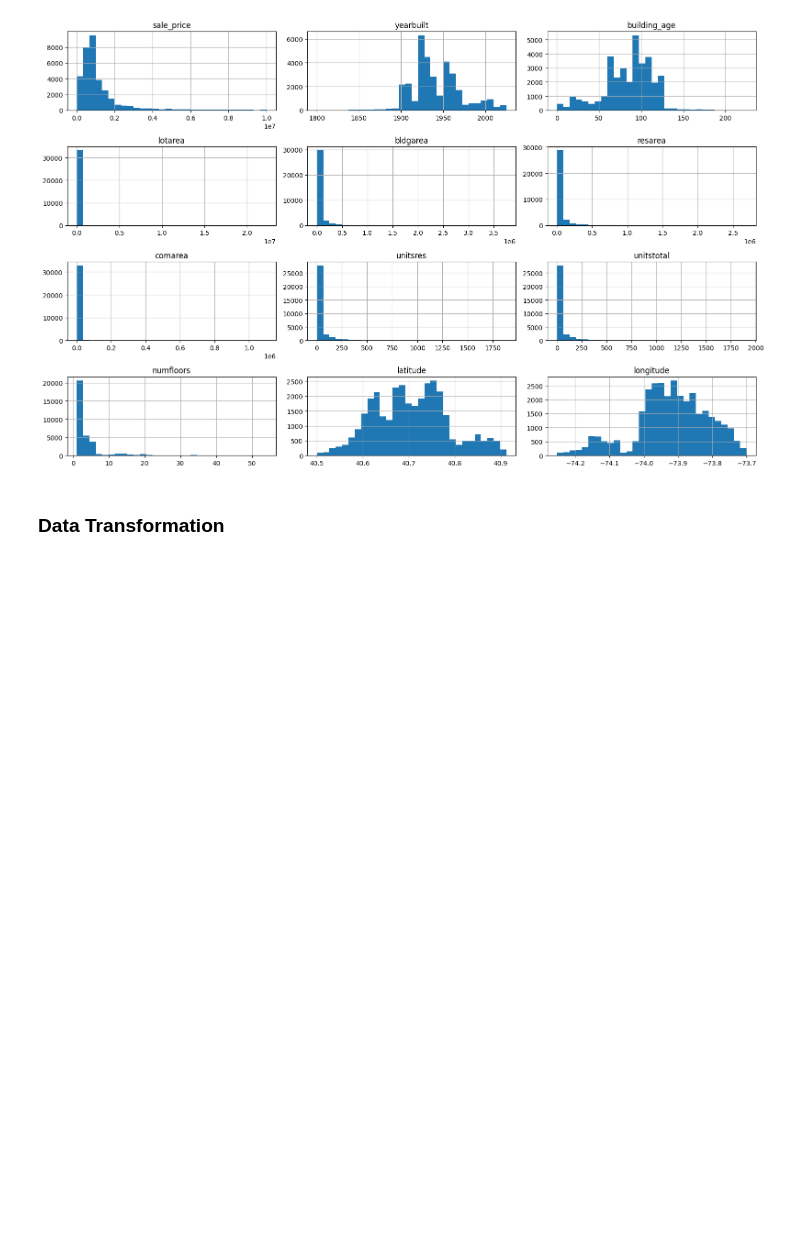
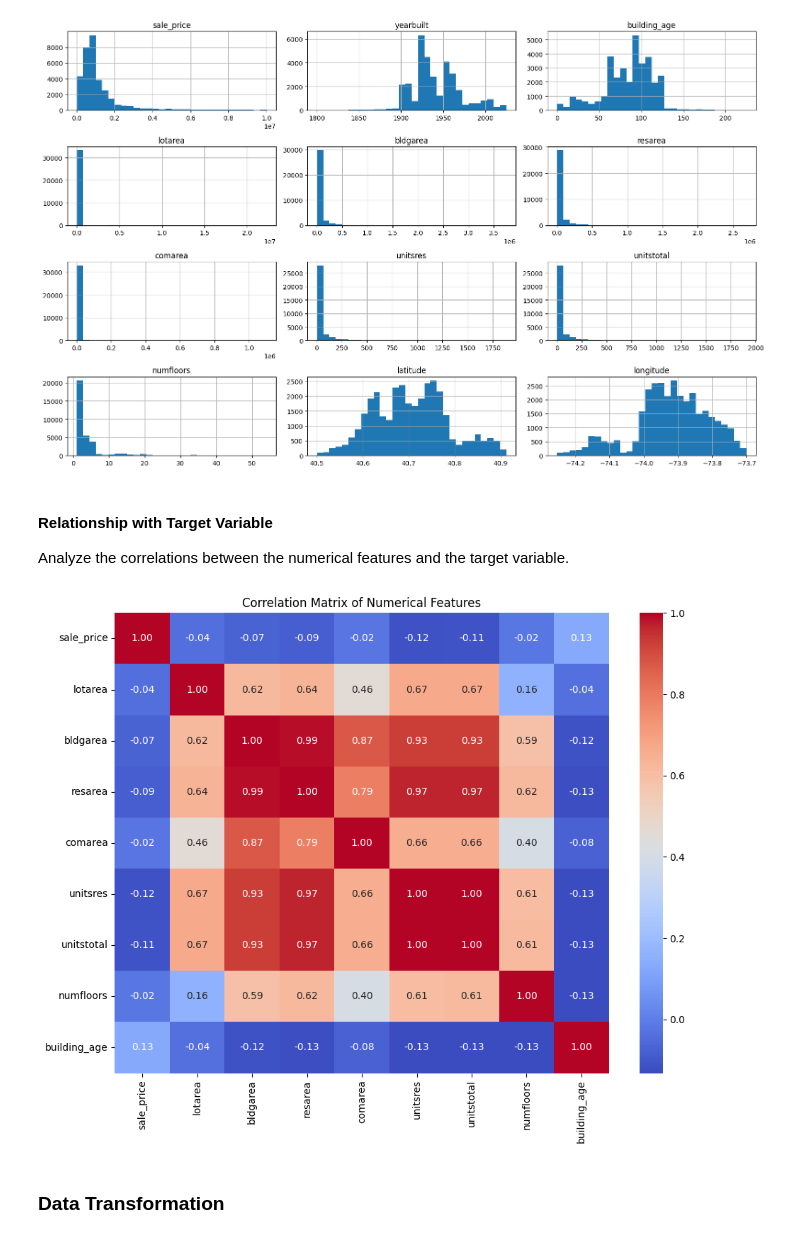
Before and after one commit to celina-ayl/capstone_project, a Jupyter notebook: capstone_project.ipynb, the cells around one changed output. Drawn from its saved outputs; the diff is of its cells as text; code cells hidden in the pictures; blank space fills up the shorter version.

Commit message:
Add relationship with targeted variable analysis

```diff
--- a/capstone_project.ipynb
+++ b/capstone_project.ipynb
@@ -205,6 +205,38 @@ plt.tight_layout()
 plt.show()
 # %% [output]
 [figure]
+# %% [markdown]
+#### Relationship with Target Variable
+Analyze the correlations between the numerical features and the target variable.
+# %%
+# correlation matrix heatmap
+# define columns to include in the correlation matrix
+corr_cols = [
+    'sale_price',
+    'lotarea',
+    'bldgarea',
+    'resarea',
+    'comarea',
+    'unitsres',
+    'unitstotal',
+    'numfloors',
+    'building_age'
+]
+
+# plot the correlation matrix heatmap
+plt.figure(figsize=(10, 8))
+sns.heatmap(
+    df[corr_cols].corr(),
+    annot=True,
+    cmap='coolwarm',
+    fmt=".2f"
+)
+# customizing the plot
+plt.title("Correlation Matrix of Numerical Features")
+plt.tight_layout()
+plt.show()
+# %% [output]
+[figure, added]
 # %% [markdown]
 ### Data Transformation
 # %% [markdown]
```
